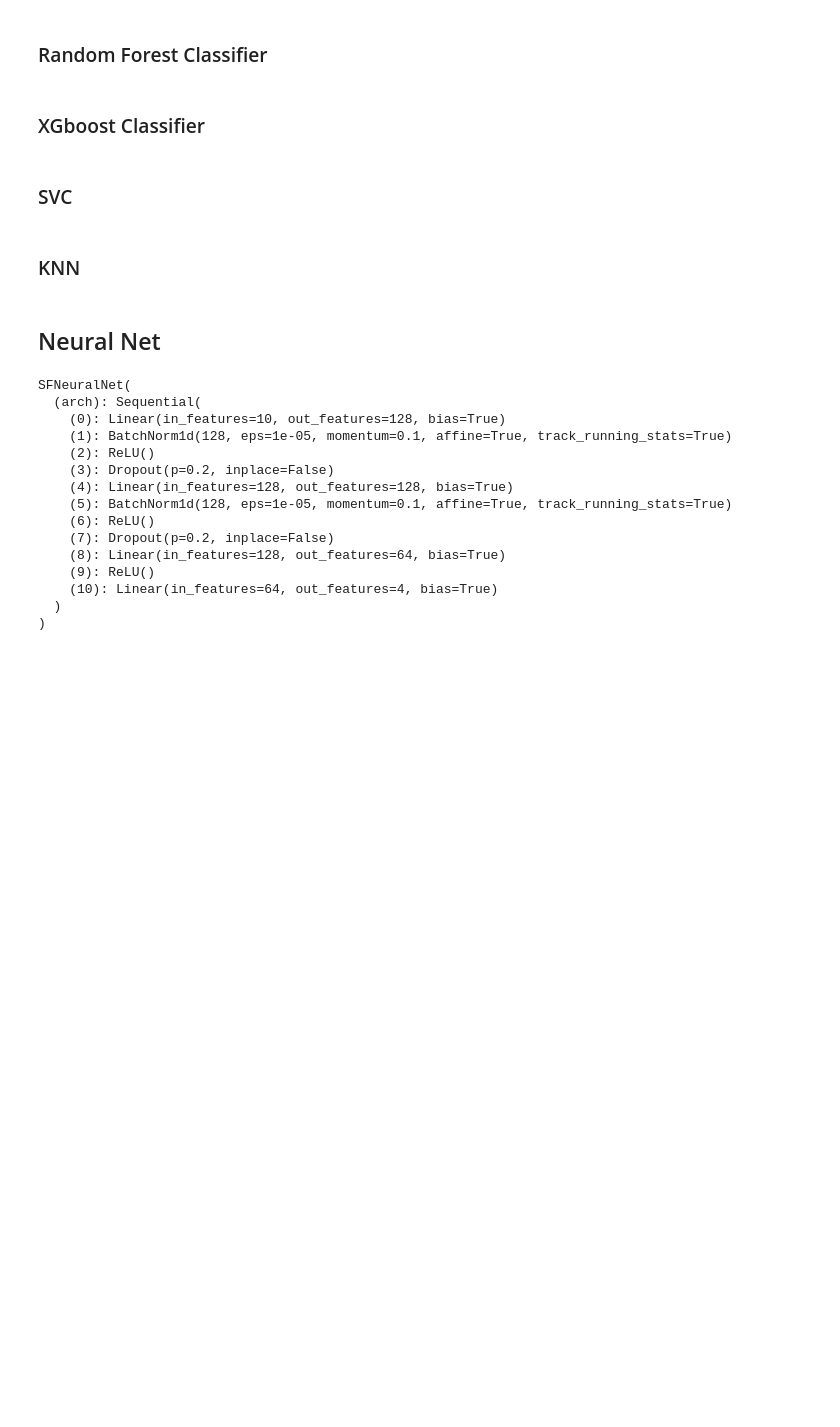
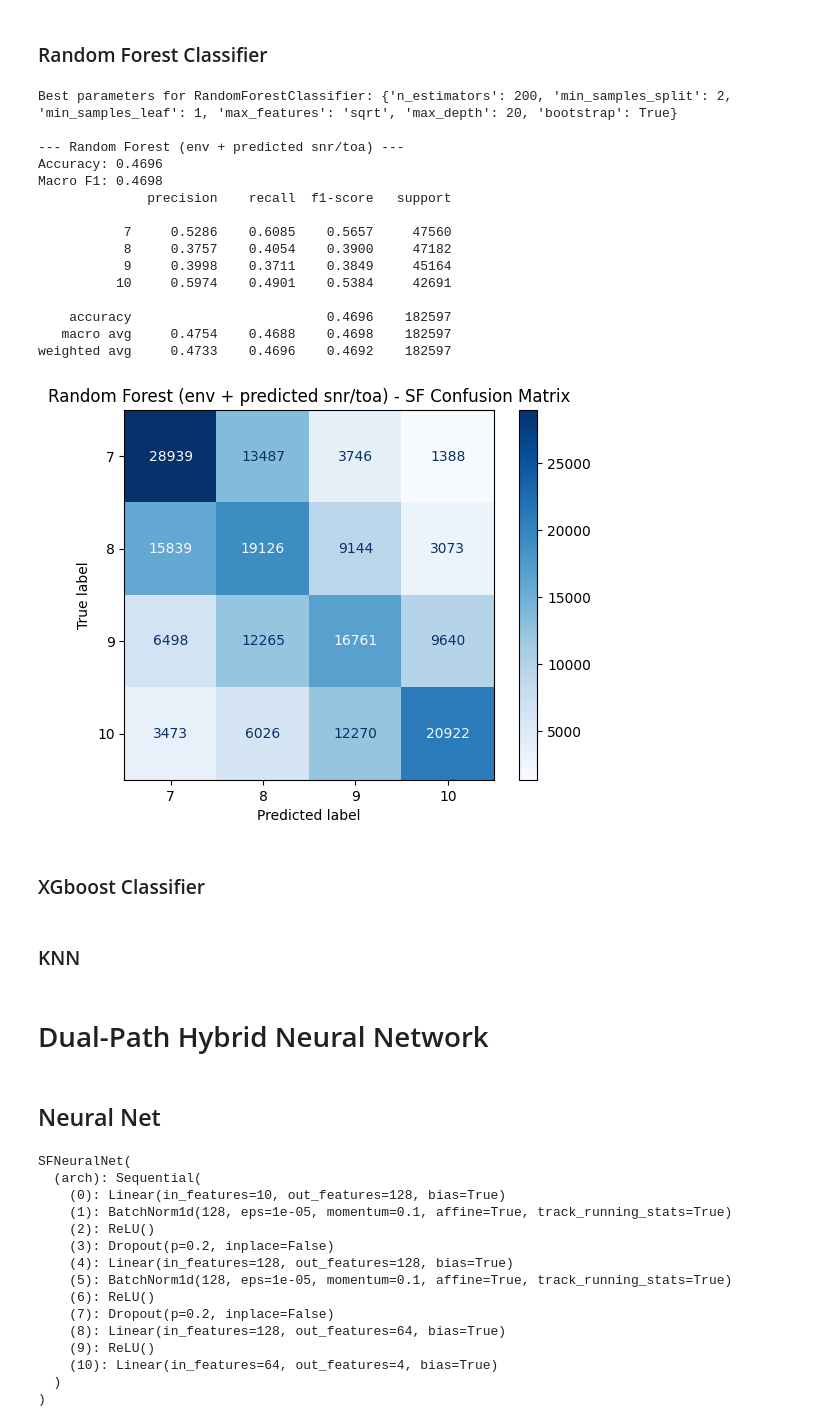
Before and after one commit to JuicyCrab/DPHNN-sf-adr, a Jupyter notebook: final_SF_prediction.ipynb, the cells around one changed output. Drawn from its saved outputs; the diff is of its cells as text; code cells hidden in the pictures; blank space fills up the shorter version.

```diff
--- a/final_SF_prediction.ipynb
+++ b/final_SF_prediction.ipynb
@@ -633,4 +679,45 @@ rnd_grid = GridSearchCV(param_grid=rnd_param_grid, estimator=rnd_clf, cv=3, n_jo
+# %%
+rf_param_grid = {
+    'n_estimators': [100, 200],
+    'max_depth': [10, 20],
+    'min_samples_split': [2, 5],
+    'min_samples_leaf': [1, 2],
+    'max_features': ['sqrt', 'log2'],
+    'bootstrap': [True]
+}
+
+rf_search = RandomizedSearchCV(
+    estimator=RandomForestClassifier(random_state=42),
+    param_distributions=rf_param_grid,
+    cv=3,
+    n_jobs=None,
+    scoring='f1_macro'
+ )
+rf_search.fit(X_m2_train_pipe[m2_base_features + ['snr_pred', 'toa_pred']], y_sf_tr.cpu().numpy())
+print(f"Best parameters for RandomForestClassifier: {rf_search.best_params_}")
+rf_best_model = rf_search.best_estimator_
+rf_metrics = eval_sf_classifier(
+    rf_best_model,
+    X_m2_test_pipe[m2_base_features + ['snr_pred', 'toa_pred']],
+    y_sf_test.cpu().numpy(),
+    'Random Forest (env + predicted snr/toa)'
+ )
+# %% [output]
+Best parameters for RandomForestClassifier: {'n_estimators': 200, 'min_samples_split': 2, 'min_samples_leaf': 1, 'max_features': 'sqrt', 'max_depth': 20, 'bootstrap': True}
+
+--- Random Forest (env + predicted snr/toa) ---
+Accuracy: 0.4696
+Macro F1: 0.4698
+              precision    recall  f1-score   support
+
+           7     0.5286    0.6085    0.5657     47560
+           8     0.3757    0.4054    0.3900     47182
+           9     0.3998    0.3711    0.3849     45164
+          10     0.5974    0.4901    0.5384     42691
+
+    accuracy                         0.4696    182597
+   macro avg     0.4754    0.4688    0.4698    182597
+weighted avg     0.4733    0.4696    0.4692    182597
+[figure, added]
 # %% [markdown]
 ### XGboost Classifier
-# %% [markdown]
-### SVC
@@ -637,5 +753,7 @@ rnd_grid = GridSearchCV(param_grid=rnd_param_grid, estimator=rnd_clf, cv=3, n_jo
 # %% [markdown]
 ### KNN
+# %% [markdown]
+# Dual-Path Hybrid Neural Network
 # %% [markdown]
 ## Neural Net
 # %%
```
Also changed, not shown: parts of 18 cells of this notebook.
